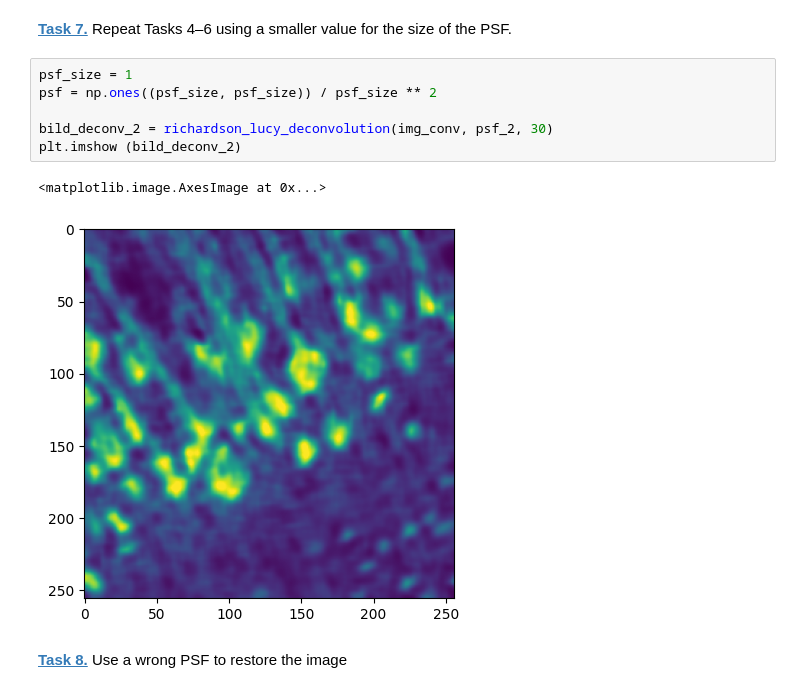
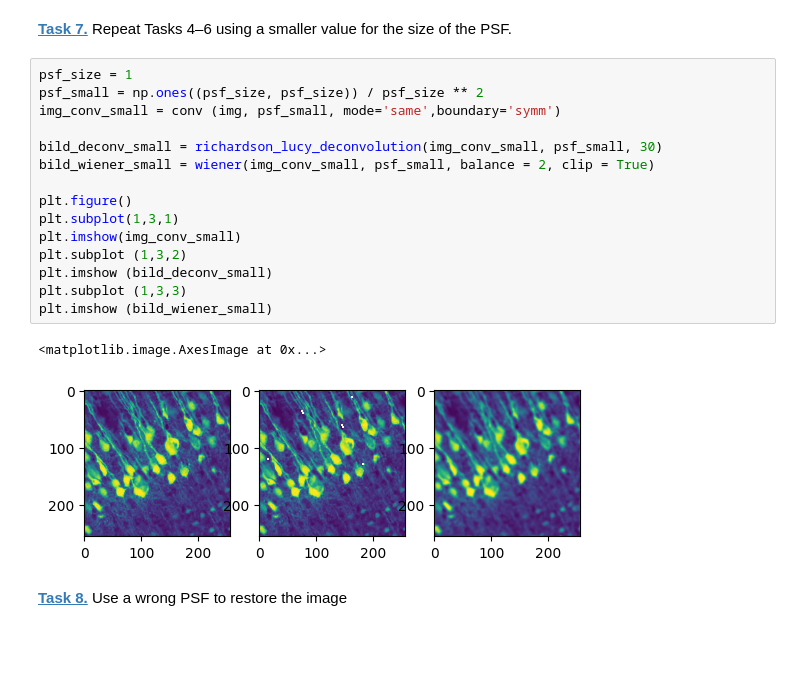
Before and after one commit to mertsoylemezova/mobifs5-python, a Jupyter notebook: deconvolution.ipynb, the cells around one changed output. Drawn from its saved outputs; the diff is of its cells as text; blank space fills up the shorter version.

```diff
--- a/deconvolution.ipynb
+++ b/deconvolution.ipynb
@@ -137,14 +137,23 @@ plt.imshow (bild_deconv)
 [figure]
 # %% [markdown]
 **[Task 7.]()** Repeat Tasks 4–6 using a smaller value for the size of the PSF.
-# %%
-psf_size = 1
-psf = np.ones((psf_size, psf_size)) / psf_size ** 2
-
-bild_deconv_2 = richardson_lucy_deconvolution(img_conv, psf_2, 30)
-plt.imshow (bild_deconv_2)
-# %% [output]
-<matplotlib.image.AxesImage at 0x...>
-[figure, removed]
+# %%
+psf_size = 1
+psf_small = np.ones((psf_size, psf_size)) / psf_size ** 2
+img_conv_small = conv (img, psf_small, mode='same',boundary='symm')
+
+bild_deconv_small = richardson_lucy_deconvolution(img_conv_small, psf_small, 30)
+bild_wiener_small = wiener(img_conv_small, psf_small, balance = 2, clip = True)
+
+plt.figure()
+plt.subplot(1,3,1)
+plt.imshow(img_conv_small)
+plt.subplot (1,3,2)
+plt.imshow (bild_deconv_small)
+plt.subplot (1,3,3)
+plt.imshow (bild_wiener_small)
+# %% [output]
+<matplotlib.image.AxesImage at 0x...>
+[figure, added]
 # %% [markdown]
 **[Task 8.]()** Use a wrong PSF to restore the image
```
Also changed, not shown: parts of 1 cell of this notebook, 1 other file.
